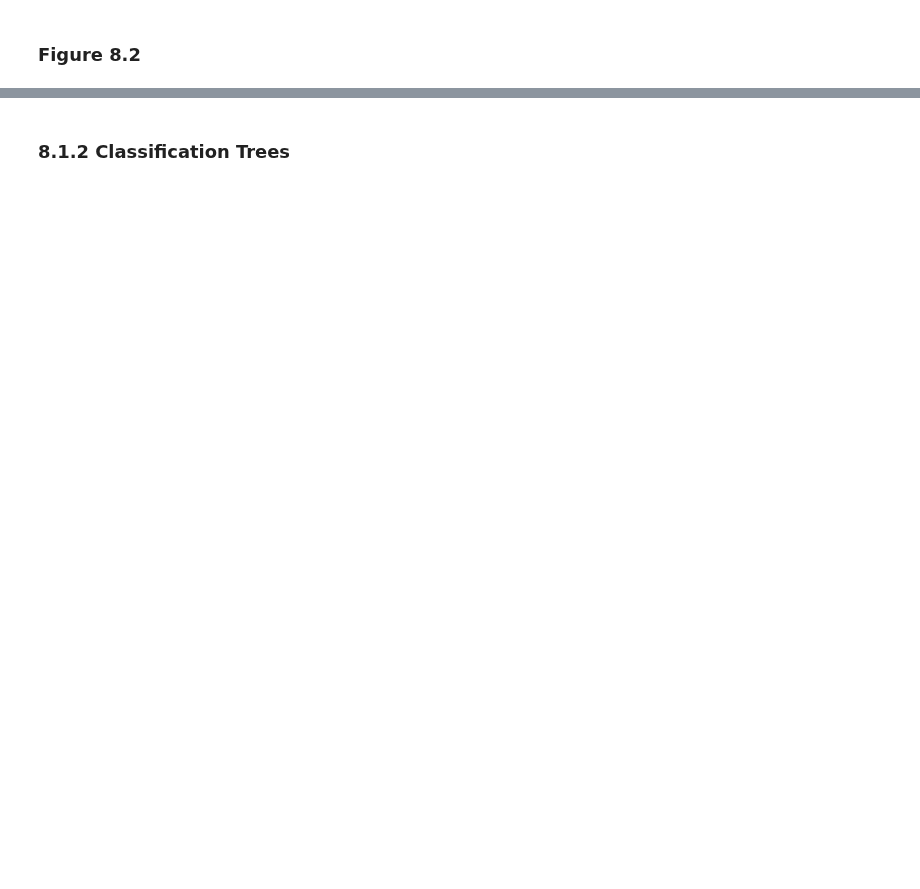
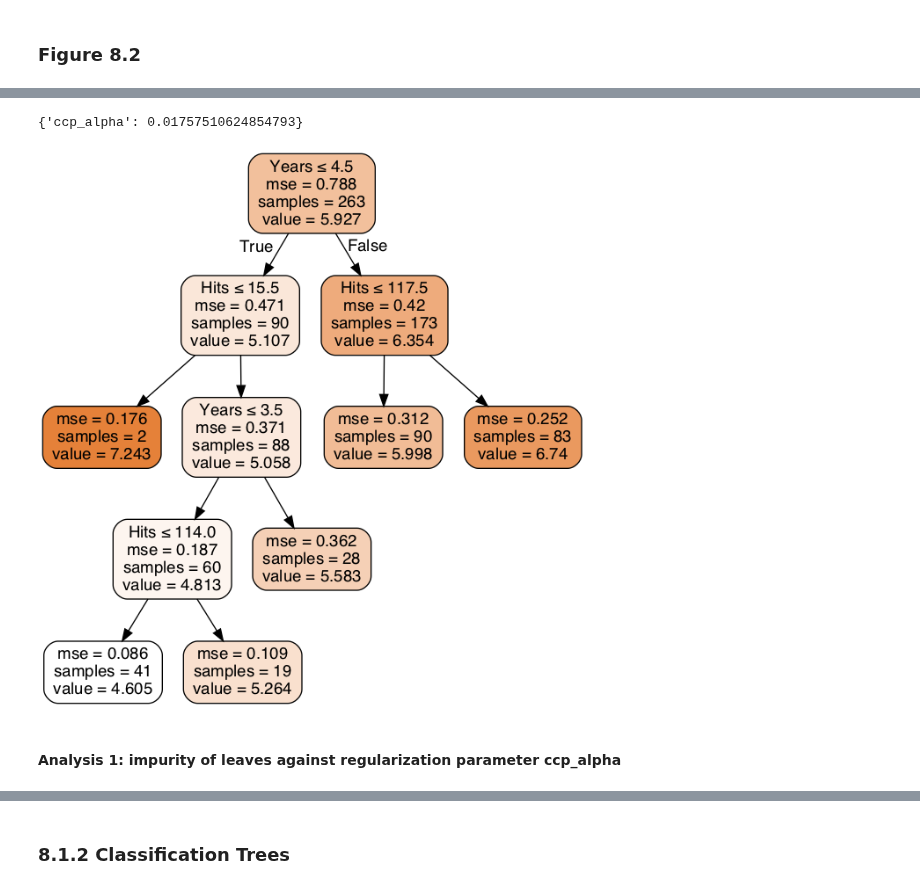
Before and after one commit to yao-lab/yao-lab.github.io, a Jupyter notebook: aifin/2021/notebook/MAFS6010_tree.ipynb, the cells around one changed output, grey strips where cells are left out. Saved outputs shown, nothing was run; the diff lists cells and outputs as text; code cells hidden in the pictures; blank space fills up the shorter version.

```diff
--- a/aifin/2021/notebook/MAFS6010_tree.ipynb
+++ b/aifin/2021/notebook/MAFS6010_tree.ipynb
@@ -145,0 +144,8 @@ Since, pruned trees are not as competitive, in terms of predictive accuracy, wit
+# %%
+regr = DecisionTreeRegressor(max_leaf_nodes=15, random_state=0)
+tuned_parameters = {'ccp_alpha': np.logspace(-4, 1, 50)}
+# %%
+# search the parameter space with cross-validation
+n_folds = 5
+regressor = GridSearchCV(regr, tuned_parameters, cv=n_folds, scoring='neg_mean_squared_error')
+regressor.fit(X, y)
@@ -145,0 +187,25 @@ Since, pruned trees are not as competitive, in terms of predictive accuracy, wit
+# %%
+# Choose the best CV parameters
+regressor.best_params_
+# %% [output]
+{'ccp_alpha': 0.01757510624854793}
+# %%
+# The estimator at the CV best model
+best_regr = regressor.best_estimator_
+# %%
+# use sklearn's export to generate the dot-data string file with all the nodes and their props.
+dot_data = export_graphviz(best_regr, out_file='hitters_tree1.dot',feature_names=['Years','Hits'],
+                           filled=True, rounded=True,
+                        special_characters=True)
+
+with open('hitters_tree1.dot') as f:
+    dot_graph = f.read()
+
+# create the source object
+I = graphviz.Source(dot_graph, format='png', engine='dot')
+# Use ipython Image to shrink the rendered image of the source obj to fit into jupyter nb.
+Image(I.render())
+# %% [output]
+[figure, added]
+# %% [markdown]
+#### Analysis 1: impurity of leaves against regularization parameter ccp_alpha
```
Also changed, not shown: parts of 48 cells of this notebook, 1 other file.
